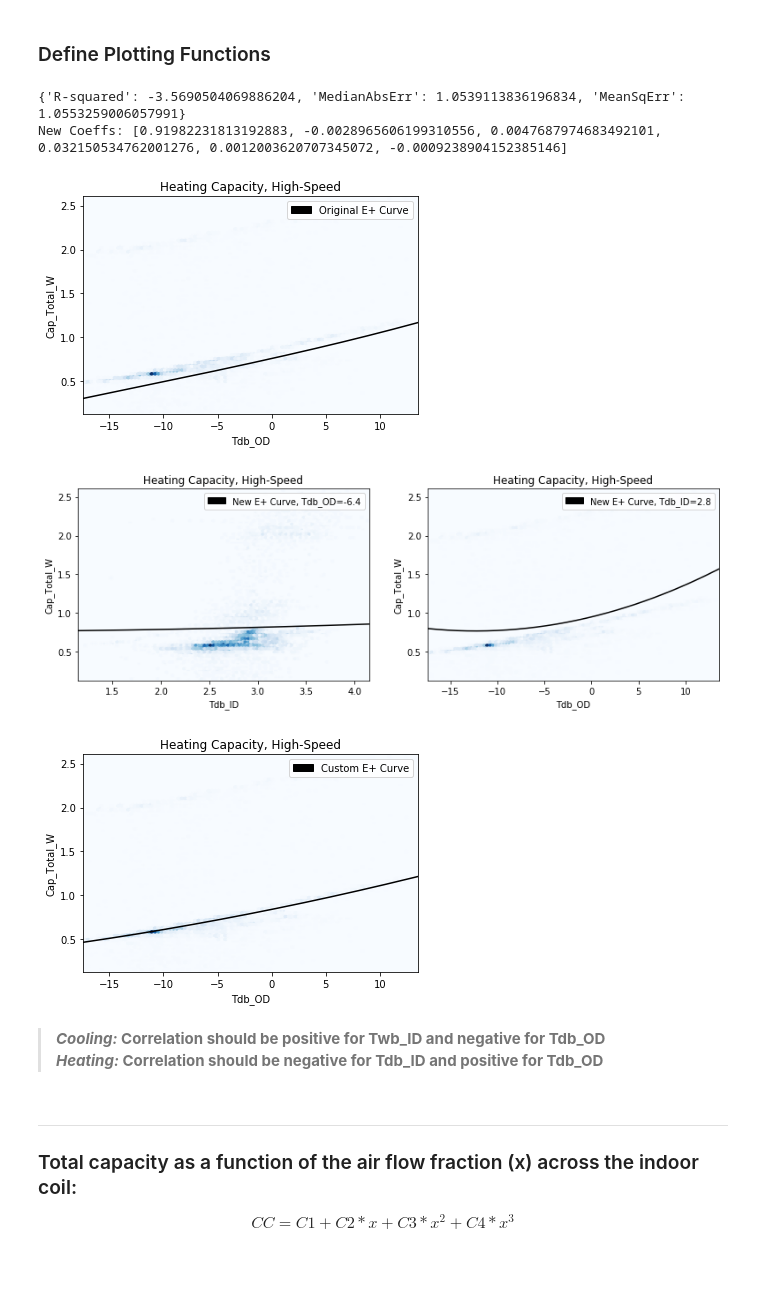
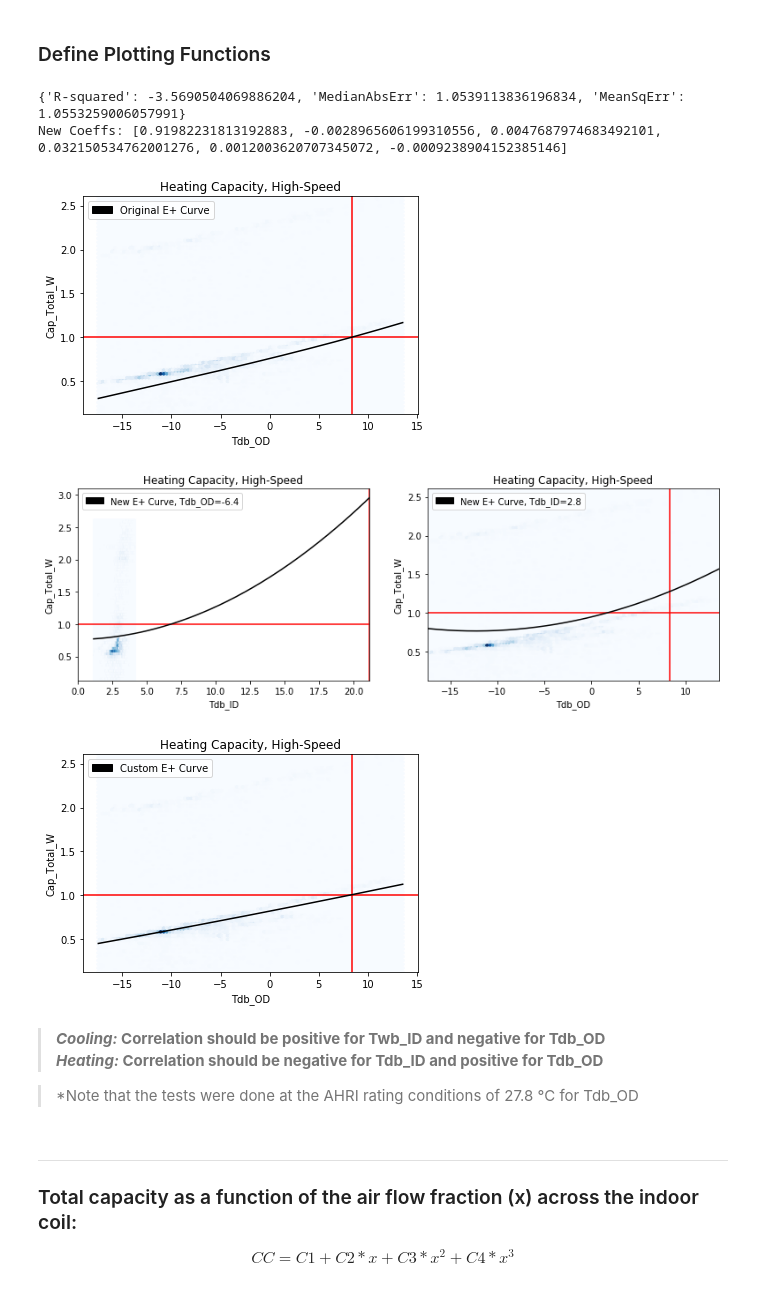
Before and after one commit to Matthew-Boyd/HVAC_AAON, a Jupyter notebook: HVAC.ipynb, the cells around one changed output. Cells and saved outputs as stored; diff of their text form; code cells hidden in the pictures.

```diff
--- a/HVAC.ipynb
+++ b/HVAC.ipynb
@@ -622,53 +652,57 @@ orig_coeffs['Cooling']['High-Speed'] = orig_coeffs['Cooling']['Low-Speed']
 orig_coeffs['Heating']['High-Speed'] = orig_coeffs['Heating']['Low-Speed']
 
 coeffs_ = orig_coeffs[state][spd_str]
 if len(coeffs_) == 6:
-    plot_biquad(df_norm_ss, xname=xname_, yname='Tdb_OD', zname='Cap_Total_W', coeffs=coeffs_,
-                color='Blue', title_=state + ' Capacity, ' + spd_str, legend_='Original E+ Curve')
+    plot_biquad(df_norm_ss, xname=xname_, yname='Tdb_OD', zname='Cap_Total_W', coeffs=coeffs_, color='Blue',
+                title_=state + ' Capacity, ' + spd_str, legend_='Original E+ Curve', x0=[T_ID_0, Tdb_OD_0])
 elif len(coeffs_) == 4:
     fig, axes = plt.subplots(nrows=1, ncols=1, figsize=(6, 4))
-    plot_cubic(df_norm_ss, xname='Tdb_OD', yname='Cap_Total_W', coeffs=coeffs_,
-                color='Blue', title_=state + ' Capacity, ' + spd_str, legend_='Original E+ Curve', axis_=axes)
+    plot_cubic(df_norm_ss, xname='Tdb_OD', yname='Cap_Total_W', coeffs=coeffs_, color='Blue',
+               title_=state + ' Capacity, ' + spd_str, legend_='Original E+ Curve', axis_=axes, x0=Tdb_OD_0)
 
 
 # Generate a new Capacity vs. Temperature curve and plot
 
 # Create regressions
 new_coeffs, stats = regr_biquad(x=df_norm_ss.Twb_ID.as_matrix(),
                                 y=df_norm_ss.Tdb_OD.as_matrix(),
                                 z=df_norm_ss.Cap_Total_W.as_matrix())
 print(stats); print('New Coeffs: {0}'.format(new_coeffs))
 
 # Evaluate curves using NEW coeffs and plot
-plot_biquad(df_norm_ss, xname=xname_, yname='Tdb_OD', zname='Cap_Total_W', coeffs=new_coeffs,
-            color='Blue', title_=state + ' Capacity, ' + spd_str, legend_='New E+ Curve')
+plot_biquad(df_norm_ss, xname=xname_, yname='Tdb_OD', zname='Cap_Total_W', coeffs=new_coeffs, color='Blue',
+            title_=state + ' Capacity, ' + spd_str, legend_='New E+ Curve', x0=[T_ID_0, Tdb_OD_0])
 
 
 # Evaluate curves using custom fits
 # biquadratic form: z = C1 + C2*x + C3*x^2 + C4*y + C5*y^2 + C6*x*y
 # cubic form: y = C1 + C2*x + C3*x^2 + C4*x^3
-custom_coeffs_ = {'Cooling': {'Low-Speed': (0.87, 0.0095, 0.00068, -0.0075, 0.0000053, -0.0000097),
-                              'High-Speed': (0.2, 0.066, 0.00011, 0.0142, 0, -0.0017)},
-                  'Heating': {'Low-Speed': (0.82, 0.035, -0.00015, 0),
-                              'High-Speed': (0.84, 0.025, 0.0002, 0)}}
+custom_coeffs_ = {'Cooling': {'Low-Speed': (0.94, 0.01, 0.00018, -0.0075, 0.0000053, -0.0000097),
+#                               'High-Speed': (0.2, 0.066, 0.00011, 0.0142, 0, -0.0017)},  # better, not thru rating
+                              'High-Speed': (0.94, 0.006, 0.0005, -0.0085, 0.0000052, -0.0000097)},
+#                   'Heating': {'Low-Speed': (0.82, 0.035, -0.00015, 0),
+                  'Heating': {'Low-Speed': (0.776, 0.036, -0.001, 0),
+                              'High-Speed': (0.82, 0.022, 0.00005, 0)}}
 custom_coeffs = custom_coeffs_[state][spd_str]
 
 if len(custom_coeffs) == 6:
-    plot_biquad(df_norm_ss, xname=xname_, yname='Tdb_OD', zname='Cap_Total_W', coeffs=custom_coeffs,
-                color='Blue', title_=state + ' Capacity, ' + spd_str, legend_='Custom E+ Curve')
+    plot_biquad(df_norm_ss, xname=xname_, yname='Tdb_OD', zname='Cap_Total_W', coeffs=custom_coeffs, color='Blue',
+                title_=state + ' Capacity, ' + spd_str, legend_='Custom E+ Curve', x0=[T_ID_0, Tdb_OD_0])
 elif len(custom_coeffs) == 4:
     fig, axes = plt.subplots(nrows=1, ncols=1, figsize=(6, 4))
-    plot_cubic(df_norm_ss, xname='Tdb_OD', yname='Cap_Total_W', coeffs=custom_coeffs,
-                color='Blue', title_=state + ' Capacity, ' + spd_str, legend_='Custom E+ Curve', axis_=axes)
+    plot_cubic(df_norm_ss, xname='Tdb_OD', yname='Cap_Total_W', coeffs=custom_coeffs, color='Blue',
+               title_=state + ' Capacity, ' + spd_str, legend_='Custom E+ Curve', axis_=axes, x0=Tdb_OD_0)
 # %% [output]
 {'R-squared': -3.5690504069886204, 'MedianAbsErr': 1.0539113836196834, 'MeanSqErr': 1.0553259006057991}
 New Coeffs: [0.91982231813192883, -0.0028965606199310556, 0.0047687974683492101, 0.032150534762001276, 0.0012003620707345072, -0.0009238904152385146]
-[figure, old version]
+[figure, new version]
-[figure, old version]
+[figure, new version]
-[figure, old version]
+[figure, new version]
 # %% [markdown]
 > **_Cooling:_ Correlation should be positive for Twb_ID and negative for Tdb_OD** <br>
 > **_Heating:_ Correlation should be negative for Tdb_ID and positive for Tdb_OD**
+
+> *Note that the tests were done at the AHRI rating conditions of 27.8 °C for Tdb_OD
 # %% [markdown]
 ---
 ### Total capacity as a function of the air flow fraction (x) across the indoor coil:
```
Also changed, not shown: parts of 8 cells of this notebook.
